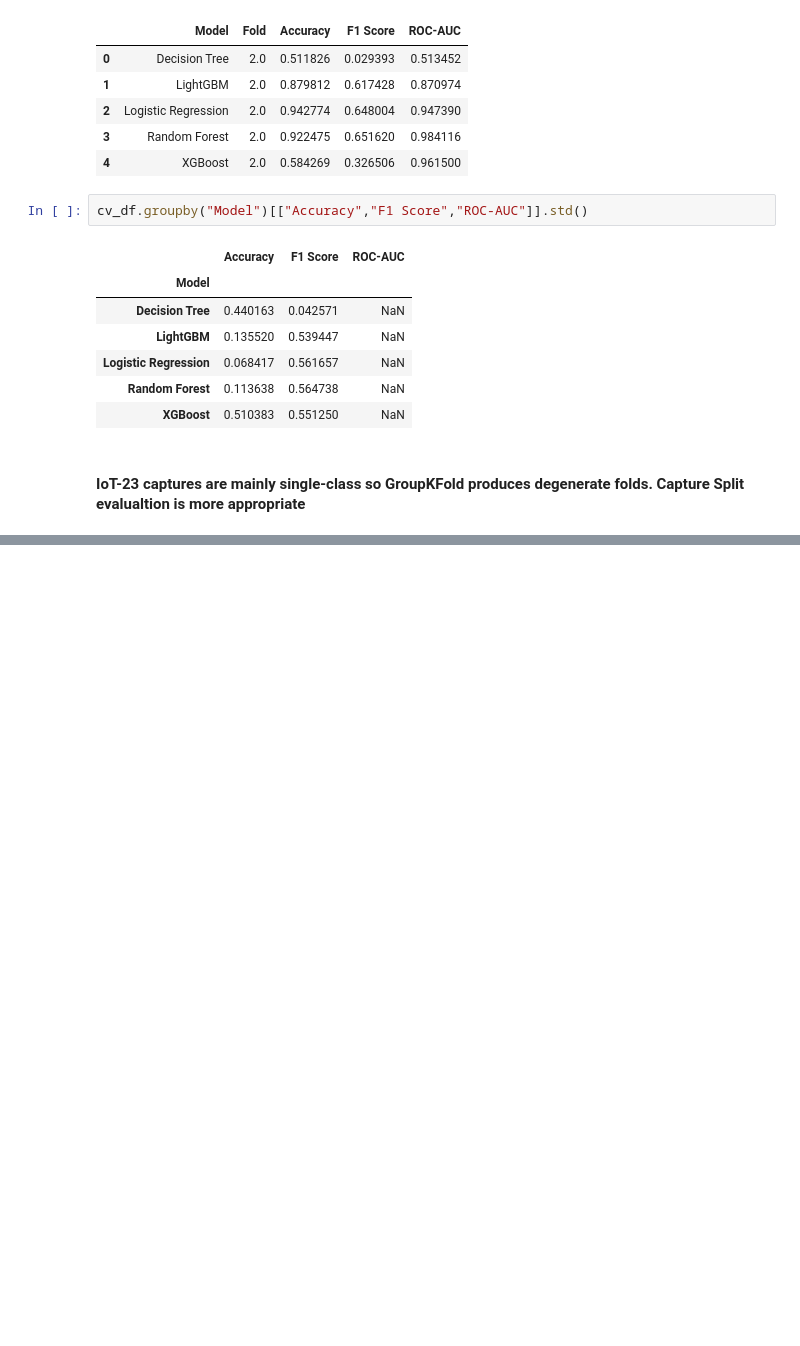
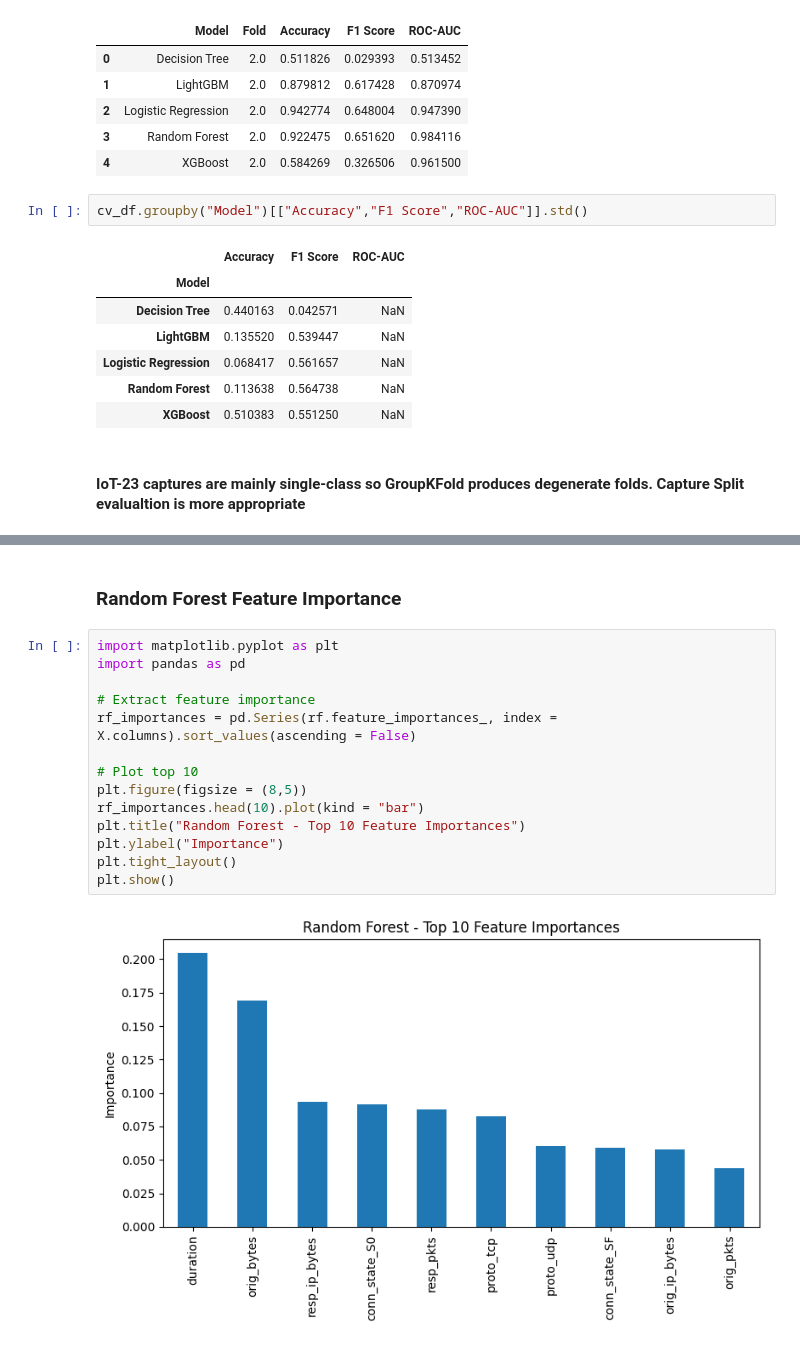
Before and after one commit to Amin256/iot-edge-ids, a Jupyter notebook: notebooks/baseline_model.ipynb, the cells around one changed output, grey strips where cells are left out. Saved outputs shown, nothing was run; the diff lists cells and outputs as text; blank space fills up the shorter version.

Commit message:
Feature Importance analysis

```diff
--- a/notebooks/baseline_model.ipynb
+++ b/notebooks/baseline_model.ipynb
@@ -785,0 +789,18 @@ cv_df.groupby("Model")[["Accuracy","F1 Score","ROC-AUC"]].std()
+# %% [markdown]
+### Random Forest Feature Importance
+# %%
+import matplotlib.pyplot as plt
+import pandas as pd
+
+# Extract feature importance
+rf_importances = pd.Series(rf.feature_importances_, index = X.columns).sort_values(ascending = False)
+
+# Plot top 10
+plt.figure(figsize = (8,5))
+rf_importances.head(10).plot(kind = "bar")
+plt.title("Random Forest - Top 10 Feature Importances")
+plt.ylabel("Importance")
+plt.tight_layout()
+plt.show()
+# %% [output]
+[figure, added]
```
Also changed, not shown: parts of 5 cells of this notebook.
